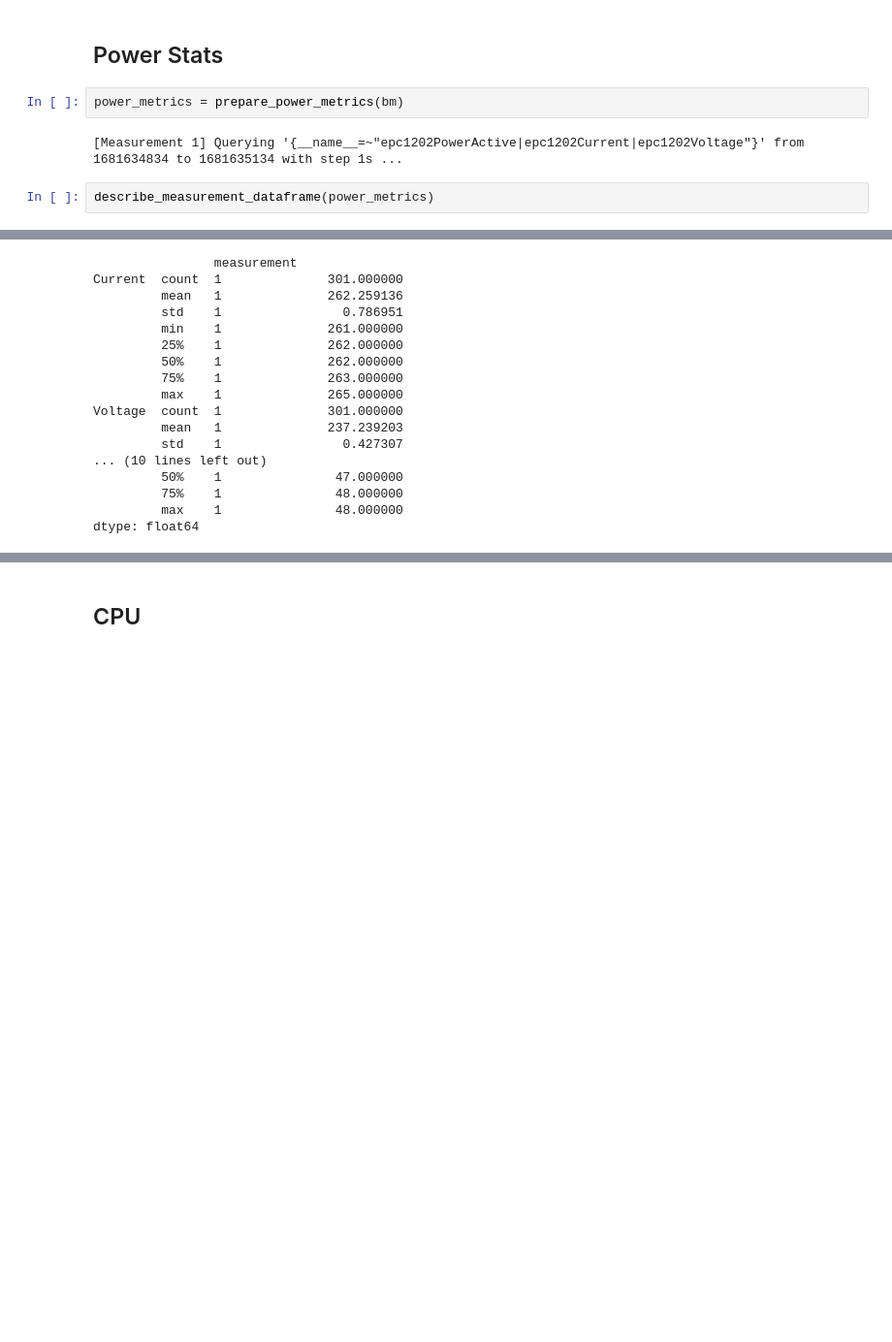
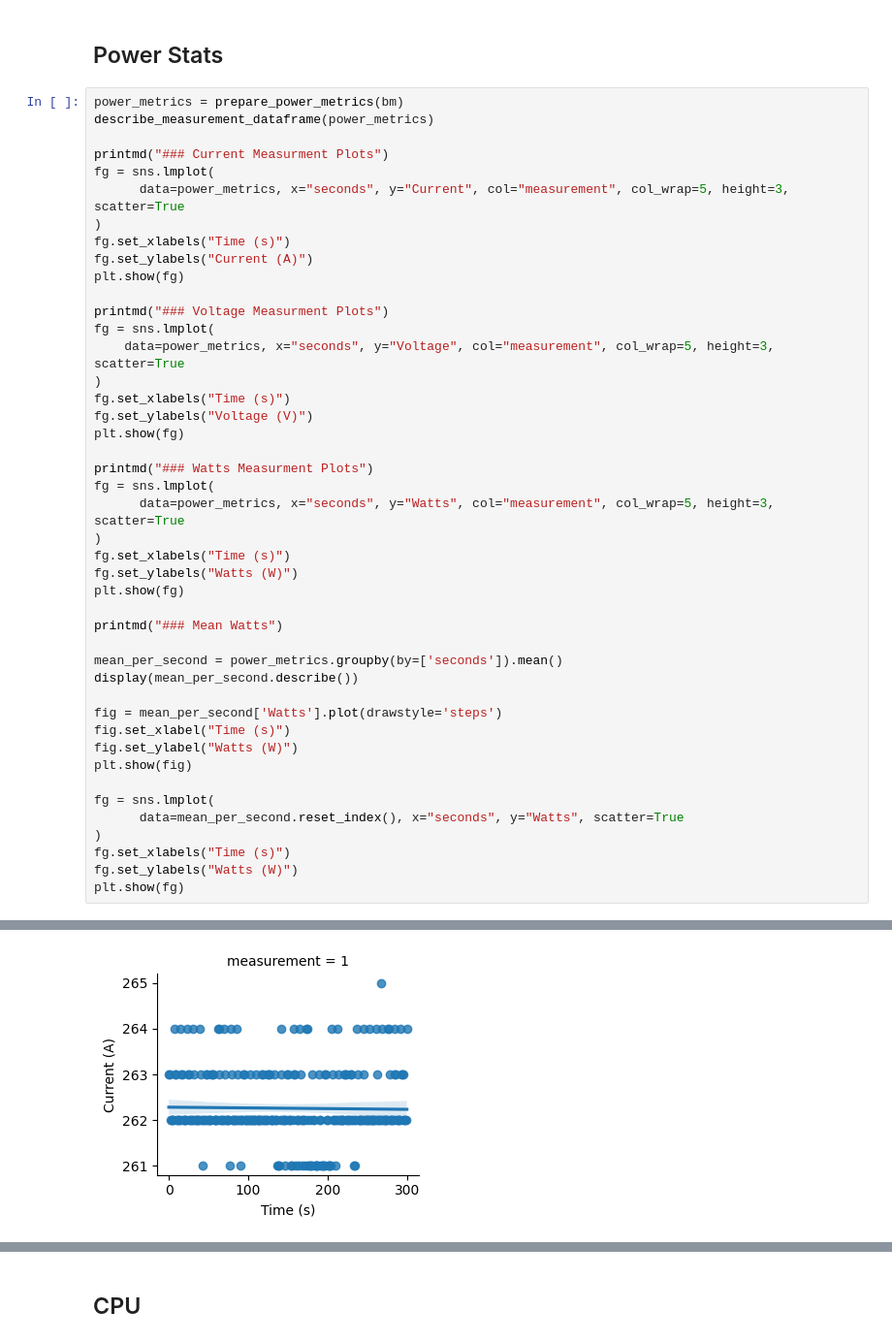
Before and after one commit to twobiers/software-architecture-sustainability-experiment, a Jupyter notebook: results/analysis.ipynb, the cells around one changed output, grey strips where cells are left out. Shown at 97% size. Cells and saved outputs as stored; diff of their text form; blank space fills up the shorter version.

```diff
--- a/results/analysis.ipynb
+++ b/results/analysis.ipynb
@@ -164,10 +164,48 @@ bm
 | 0 | 1681634834 | 1681635134 | 5m | 4 |
 # %% [markdown]
 ## Power Stats
-# %%
-power_metrics = prepare_power_metrics(bm)
-# %% [output]
-[Measurement 1] Querying '{__name__=~"epc1202PowerActive|epc1202Current|epc1202Voltage"}' from 1681634834 to 1681635134 with step 1s ...
 # %%
+power_metrics = prepare_power_metrics(bm)
 describe_measurement_dataframe(power_metrics)
+
+printmd("### Current Measurment Plots")
+fg = sns.lmplot(
+      data=power_metrics, x="seconds", y="Current", col="measurement", col_wrap=5, height=3, scatter=True
+)
+fg.set_xlabels("Time (s)")
+fg.set_ylabels("Current (A)")
+plt.show(fg)
+
+printmd("### Voltage Measurment Plots")
+fg = sns.lmplot(
+    data=power_metrics, x="seconds", y="Voltage", col="measurement", col_wrap=5, height=3, scatter=True
+)
+fg.set_xlabels("Time (s)")
+fg.set_ylabels("Voltage (V)")
+plt.show(fg)
+
+printmd("### Watts Measurment Plots")
+fg = sns.lmplot(
+      data=power_metrics, x="seconds", y="Watts", col="measurement", col_wrap=5, height=3, scatter=True
+)
+fg.set_xlabels("Time (s)")
+fg.set_ylabels("Watts (W)")
+plt.show(fg)
+
+printmd("### Mean Watts")
+
+mean_per_second = power_metrics.groupby(by=['seconds']).mean()
+display(mean_per_second.describe())
+
+fig = mean_per_second['Watts'].plot(drawstyle='steps')
+fig.set_xlabel("Time (s)")
+fig.set_ylabel("Watts (W)")
+plt.show(fig)
+
+fg = sns.lmplot(
+      data=mean_per_second.reset_index(), x="seconds", y="Watts", scatter=True
+)
+fg.set_xlabels("Time (s)")
+fg.set_ylabels("Watts (W)")
+plt.show(fg)
 # %% [output]
@@ -182,20 +221,3 @@ describe_measurement_dataframe(power_metrics)
 | 75% | 263.000000 | 48.000000 | 237.000000 |
 | max | 265.000000 | 48.000000 | 238.000000 |
 ### Per Measurement
-                measurement
-Current  count  1              301.000000
-         mean   1              262.259136
-         std    1                0.786951
-         min    1              261.000000
-         25%    1              262.000000
-         50%    1              262.000000
-         75%    1              263.000000
-         max    1              265.000000
-Voltage  count  1              301.000000
-         mean   1              237.239203
-         std    1                0.427307
-... (10 lines left out)
-         50%    1               47.000000
-         75%    1               48.000000
-         max    1               48.000000
-dtype: float64
@@ -201,0 +242 @@ dtype: float64
+[figure, added]
```
Also changed, not shown: parts of 5 cells of this notebook.
